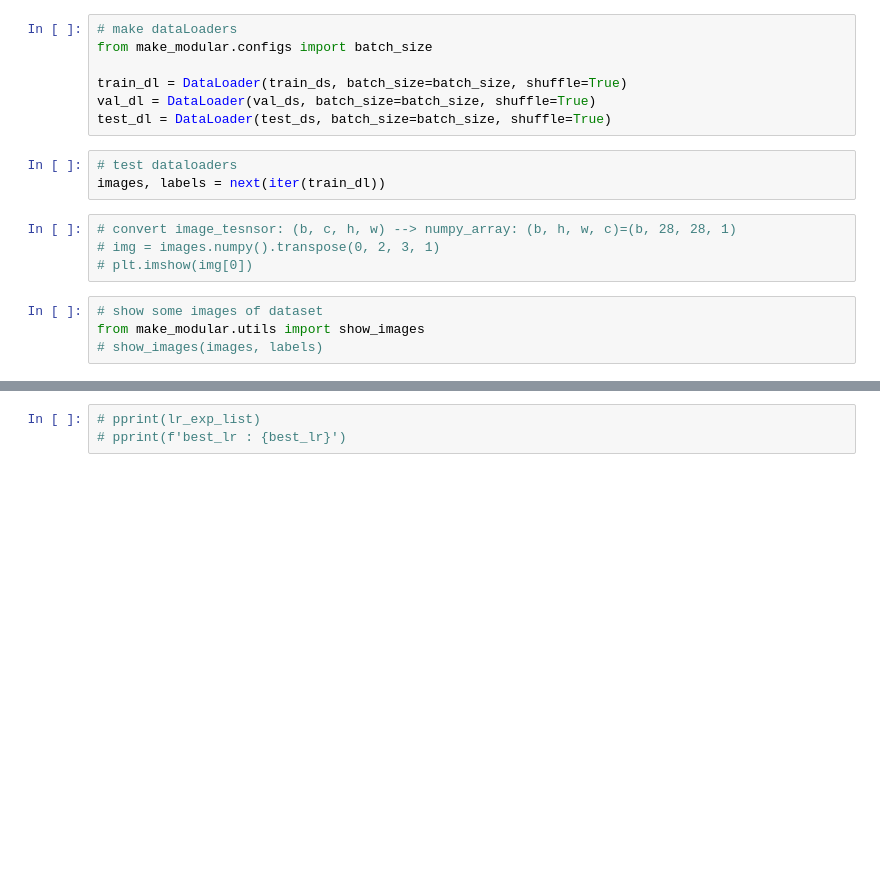
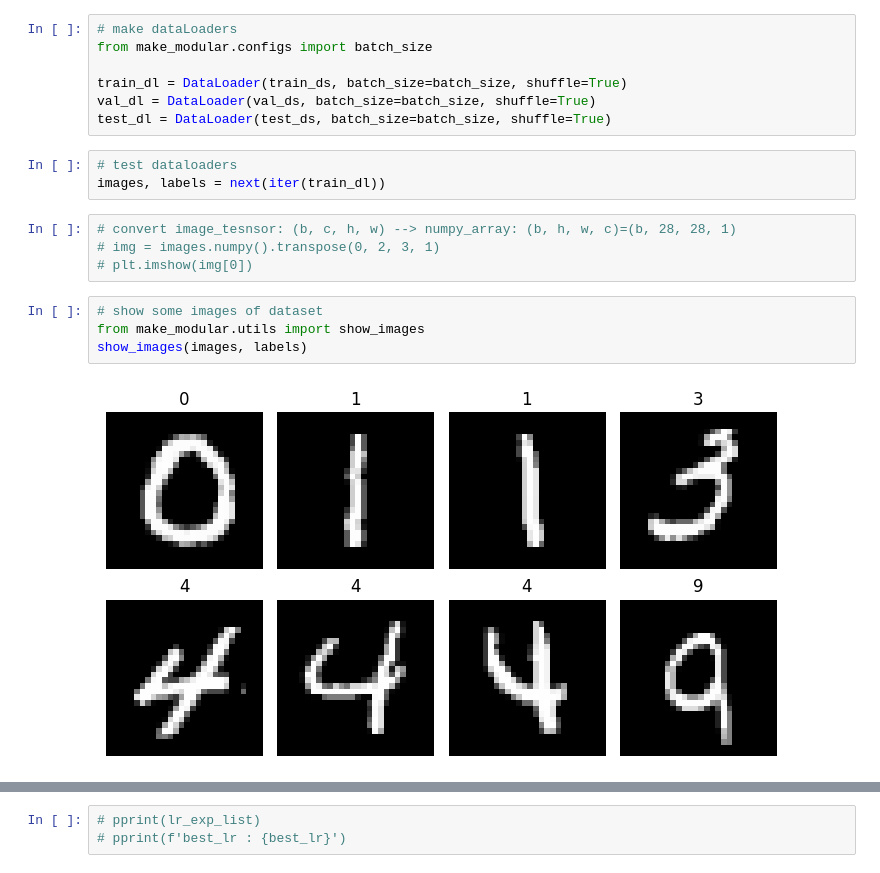
Before and after one commit to hosseinkh79/Prob_2, a Jupyter notebook: mnist.ipynb, the cells around one changed output, grey strips where cells are left out. Saved outputs shown, nothing was run; the diff lists cells and outputs as text; blank space fills up the shorter version.

```diff
--- a/mnist.ipynb
+++ b/mnist.ipynb
@@ -52,4 +53,6 @@ images, labels = next(iter(train_dl))
 # %%
 # show some images of dataset
 from make_modular.utils import show_images
-# show_images(images, labels)
+show_images(images, labels)
+# %% [output]
+[figure, added]
```
Also changed, not shown: parts of 16 cells of this notebook, 4 other files.
